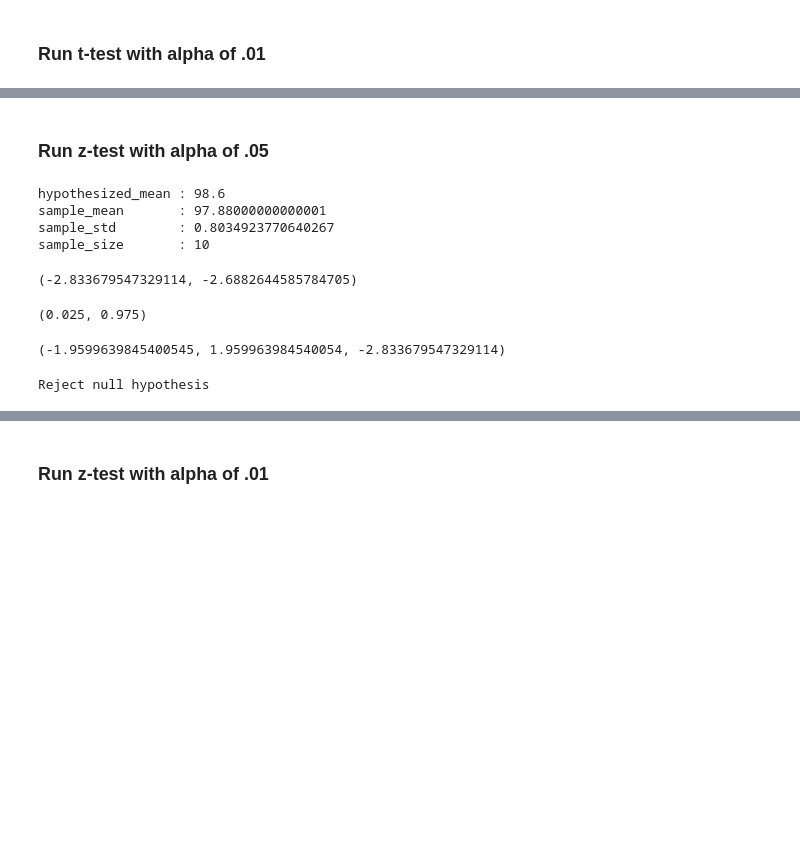
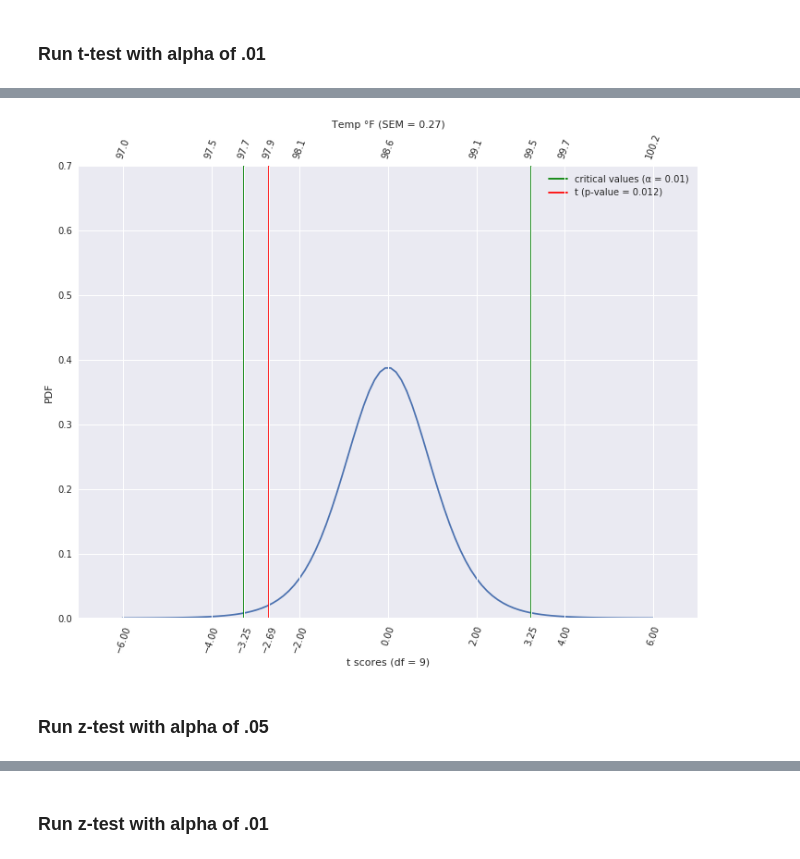
Before and after one commit to Ylazerson/sb-mini-project-world-bank, a Jupyter notebook: notebooks/08-inferential-statistics/01-human-body-temperature-eda.ipynb, the cells around one changed output, grey strips where cells are left out. Saved outputs shown, nothing was run; the diff lists cells and outputs as text; code cells hidden in the pictures; blank space fills up the shorter version.

```diff
--- a/notebooks/08-inferential-statistics/01-human-body-temperature-eda.ipynb
+++ b/notebooks/08-inferential-statistics/01-human-body-temperature-eda.ipynb
@@ -864,18 +815,11 @@ Do not reject null hypothesis
+# %%
+hf.plot_two_tailed_t_test(
+    p_hypothesized_mean = 98.6,
+    p_data              = sample,
+    p_alpha             = .01,
+    p_data_content_desc = 'Temp \u00b0F'
+)
+# %% [output]
+[figure, added]
 # %% [markdown]
 ### Run z-test with alpha of .05
-# %%
-hypothesized_mean = 98.6
-
-sample_mean = np.mean(sample)
-sample_std  = np.std(sample, ddof=0) # using ddof=0 because we're appropriating the population std
-sample_size = len(sample)
-
-print('hypothesized_mean :', hypothesized_mean)
-print('sample_mean       :', sample_mean)
-print('sample_std        :', sample_std)
-print('sample_size       :', sample_size)
-# %% [output]
-hypothesized_mean : 98.6
-sample_mean       : 97.88000000000001
-sample_std        : 0.8034923770640267
-sample_size       : 10
@@ -889,10 +825,0 @@ z = hf.z_t_test_single_sample(
-# %%
-z, t
-# %% [output]
-(-2.833679547329114, -2.6882644585784705)
-# %%
-lower_critical_value, upper_critical_value = hf.get_two_tailed_critical_values(p_alpha = .05)
-
-lower_critical_value, upper_critical_value
-# %% [output]
-(0.025, 0.975)
@@ -903,11 +825,0 @@ upper_critical_z = stats.norm.ppf(upper_critical_value)
-# %%
-lower_critical_z, upper_critical_z, z
-# %% [output]
-(-1.9599639845400545, 1.959963984540054, -2.833679547329114)
-# %%
-if lower_critical_z <= z <= upper_critical_z:
-    print('Do not reject null hypothesis')
-else:
-    print('Reject null hypothesis')
-# %% [output]
-Reject null hypothesis
```
Also changed, not shown: parts of 35 cells of this notebook, 1 other file.
